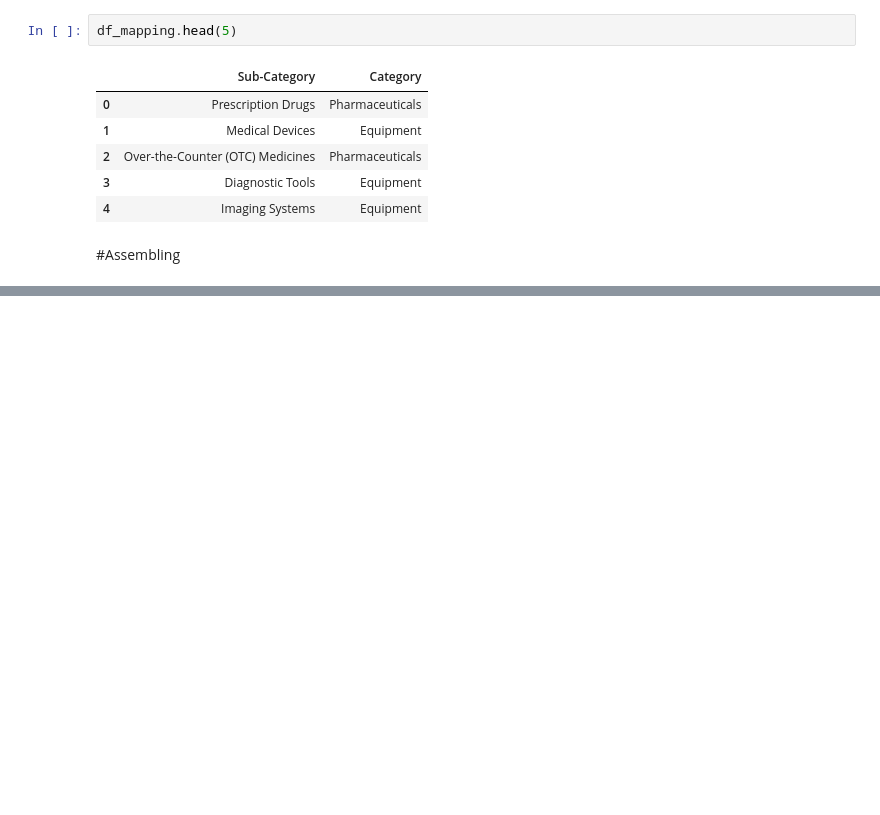
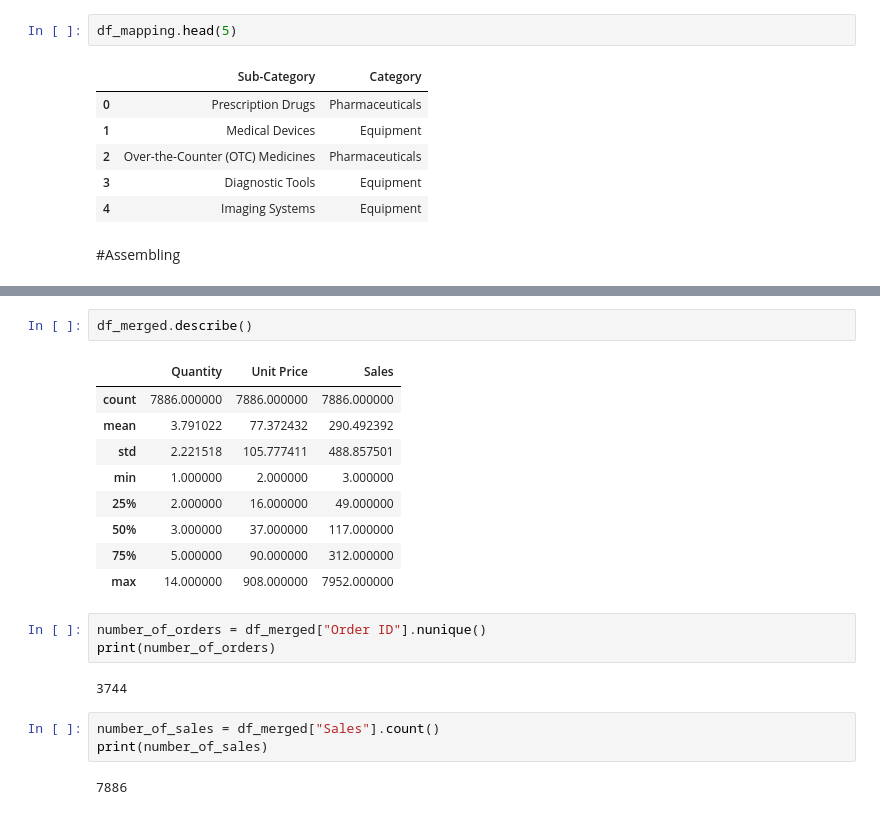
Before and after one commit to emlyon-hids-python-2026/detaillac_course05, a Jupyter notebook: notebooks/Course_06_medicstore_project.ipynb, the cells around one changed output, grey strips where cells are left out. Saved outputs shown, nothing was run; the diff lists cells and outputs as text; blank space fills up the shorter version.

```diff
--- a/notebooks/Course_06_medicstore_project.ipynb
+++ b/notebooks/Course_06_medicstore_project.ipynb
@@ -128,0 +205,22 @@ df_mapping.head(5)
+# %%
+df_merged.describe()
+# %% [output]
+|  | Quantity | Unit Price | Sales |
+| count | 7886.000000 | 7886.000000 | 7886.000000 |
+| mean | 3.791022 | 77.372432 | 290.492392 |
+| std | 2.221518 | 105.777411 | 488.857501 |
+| min | 1.000000 | 2.000000 | 3.000000 |
+| 25% | 2.000000 | 16.000000 | 49.000000 |
+| 50% | 3.000000 | 37.000000 | 117.000000 |
+| 75% | 5.000000 | 90.000000 | 312.000000 |
+| max | 14.000000 | 908.000000 | 7952.000000 |
+# %%
+number_of_orders = df_merged["Order ID"].nunique()
+print(number_of_orders)
+# %% [output]
+3744
+# %%
+number_of_sales = df_merged["Sales"].count()
+print(number_of_sales)
+# %% [output]
+7886
```
Also changed, not shown: parts of 17 cells of this notebook.
